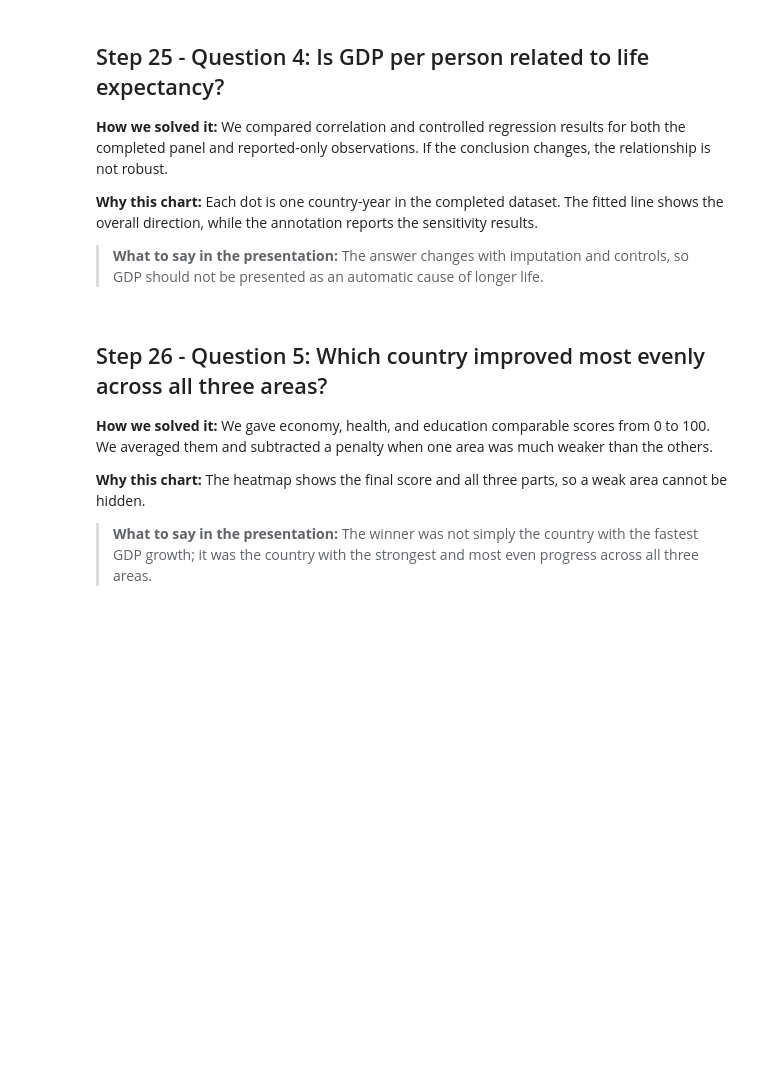
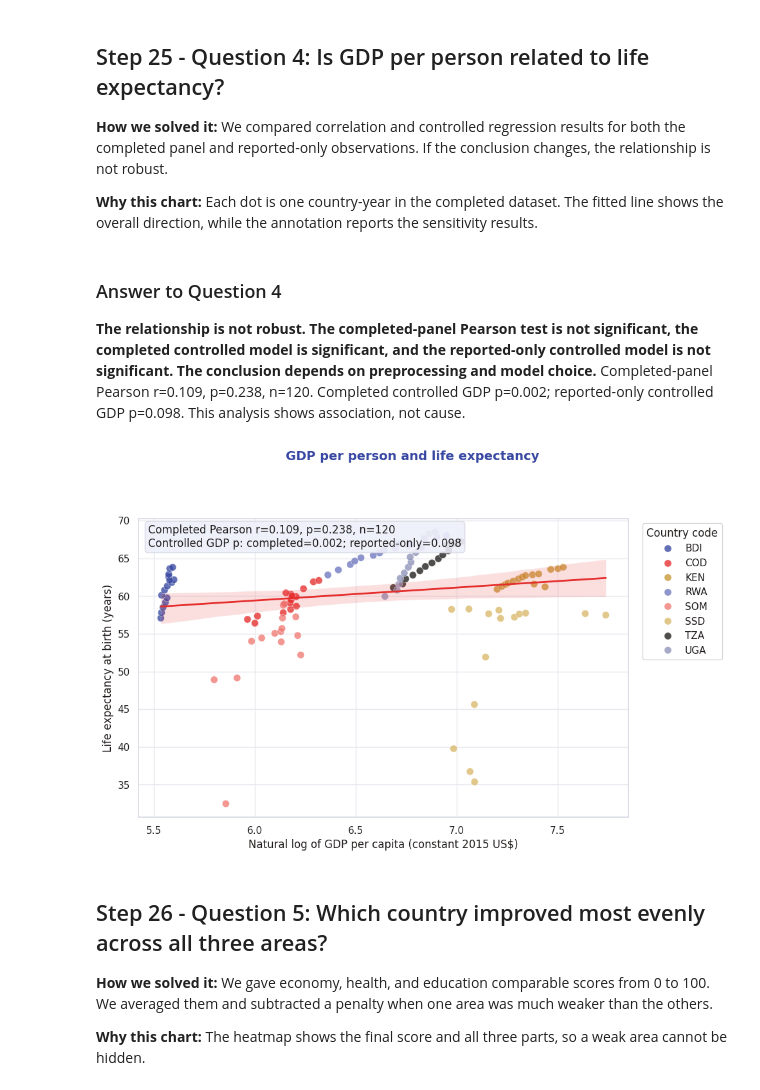
Before and after one commit to Mutevu-Joel/eac-quality-of-life-dashboard, a Jupyter notebook: Final Submission/Group1 Submission.ipynb, the cells around one changed output. Saved outputs shown, nothing was run; the diff lists cells and outputs as text; code cells hidden in the pictures; blank space fills up the shorter version.

```diff
--- a/Final Submission/Group1 Submission.ipynb
+++ b/Final Submission/Group1 Submission.ipynb
@@ -1437,8 +1683,6 @@ else:
 **How we solved it:** We compared correlation and controlled regression results for both the completed panel and reported-only observations. If the conclusion changes, the relationship is not robust.
 
 **Why this chart:** Each dot is one country-year in the completed dataset. The fitted line shows the overall direction, while the annotation reports the sensitivity results.
-
-> **What to say in the presentation:** The answer changes with imputation and controls, so GDP should not be presented as an automatic cause of longer life.
 # %%
 scatter_data = correlation_sample.copy()
 scatter_data['log_gdp_per_capita'] = np.log(scatter_data[GDP_LEVEL])
@@ -1464,48 +1708,50 @@ else:
         'is not significant. The conclusion depends on preprocessing and model choice.'
     )
     display(Markdown(
-        '### Direct answer to Question 4\n'
+        '### Answer to Question 4\n'
         f'**{relationship_answer}** Completed-panel Pearson r={completed_pearson["coefficient"]:.3f}, '
         f'p={completed_pearson["p_value"]:.3g}, n={int(completed_pearson["n"])}. '
         f'Completed controlled GDP p={completed_control["p_value"]:.3f}; '
         f'reported-only controlled GDP p={reported_control["p_value"]:.3f}. '
         'This analysis shows association, not cause.'
     ))
     fig, ax = plt.subplots(figsize=(10, 6.5))
     sns.scatterplot(
         data=scatter_data, x='log_gdp_per_capita', y=LIFE,
         hue='country_code', palette=country_palette,
         s=65, alpha=0.78, edgecolor='white', linewidth=0.4, ax=ax
     )
     sns.regplot(
         data=scatter_data, x='log_gdp_per_capita', y=LIFE,
         scatter=False, color=SU_RED, ci=95,
         line_kws={'linewidth': 2}, ax=ax
     )
     ax.set_xlabel('Natural log of GDP per capita (constant 2015 US$)')
     ax.set_ylabel('Life expectancy at birth (years)')
     ax.text(
         0.02, 0.98,
         f'Completed Pearson r={completed_pearson.coefficient:.3f}, p={completed_pearson.p_value:.3g}, n={int(completed_pearson.n)}\n'
         f'Controlled GDP p: completed={completed_control.p_value:.3f}; reported-only={reported_control.p_value:.3f}',
         transform=ax.transAxes, va='top',
         bbox={'boxstyle': 'round,pad=0.3', 'facecolor': SU_LIGHT_BLUE, 'alpha': 0.9, 'edgecolor': '#D7D9E5'}
     )
     ax.legend(title='Country code', bbox_to_anchor=(1.02, 1), loc='upper left')
     add_chart_heading(fig, 'GDP per person and life expectancy', top=0.91)
     fig.savefig(
         FIGURE_DIR / '05_gdp_life_expectancy_relationship.png',
         dpi=300, bbox_inches='tight'
     )
     plt.show()
+# %% [output]
+### Answer to Question 4
+**The relationship is not robust. The completed-panel Pearson test is not significant, the completed controlled model is significant, and the reported-only controlled model is not significant. The conclusion depends on preprocessing and model choice.** Completed-panel Pearson r=0.109, p=0.238, n=120. Completed controlled GDP p=0.002; reported-only controlled GDP p=0.098. This analysis shows association, not cause.
+[figure, added]
 # %% [markdown]
 ## Step 26 - Question 5: Which country improved most evenly across all three areas?
 
 **How we solved it:** We gave economy, health, and education comparable scores from 0 to 100. We averaged them and subtracted a penalty when one area was much weaker than the others.
 
 **Why this chart:** The heatmap shows the final score and all three parts, so a weak area cannot be hidden.
-
-> **What to say in the presentation:** The winner was not simply the country with the fastest GDP growth; it was the country with the strongest and most even progress across all three areas.
 # %%
 if balanced.empty:
     print('Insufficient overlapping endpoint information for the balanced score.')
```
Also changed, not shown: parts of 66 cells of this notebook.
